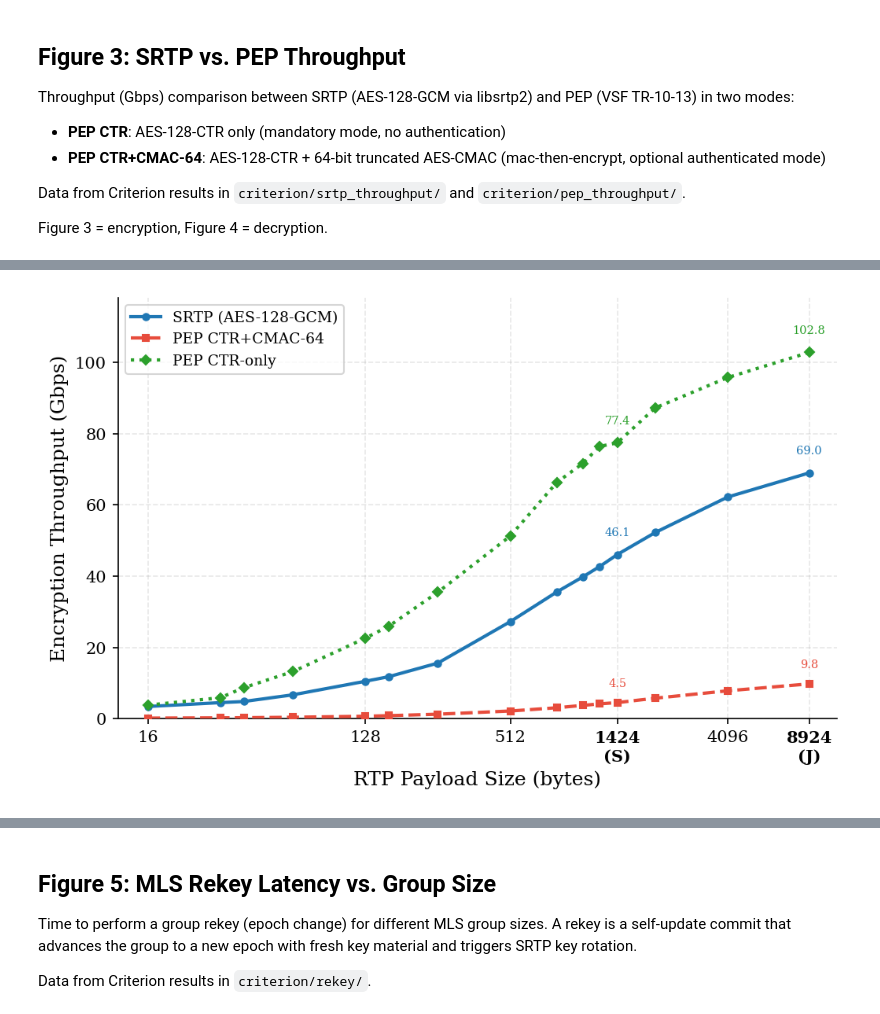
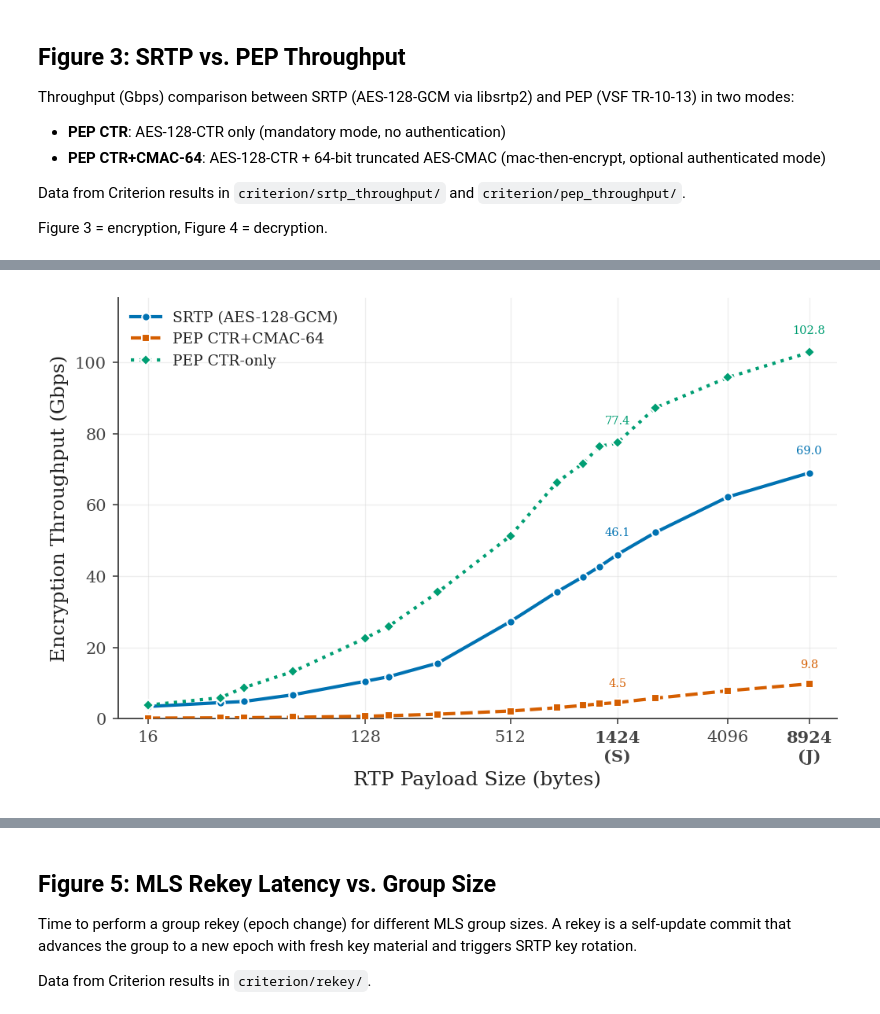
Before and after one commit to spring-epfl/SafeCast, a Jupyter notebook: figures_from_benches.ipynb, the cells around one changed output, grey strips where cells are left out. Cells and saved outputs as stored; diff of their text form; code cells hidden in the pictures.

```diff
--- a/figures_from_benches.ipynb
+++ b/figures_from_benches.ipynb
@@ -242,10 +254,10 @@ unprotect_throughput_gbps = np.array([r['throughput_gbps'] for r in unprotect_re
 fig, ax = plt.subplots(figsize=(7, 4.5))
 
 # --- SRTP throughput curves ---
-ax.plot(payload_sizes, throughput_gbps, 'o-', color='#1f77b4', linewidth=2,
-        markersize=4, zorder=5, label='encryption')
-ax.plot(unprotect_payload_sizes, unprotect_throughput_gbps, 's--', color='#e74c3c',
-        linewidth=2, markersize=4, zorder=5, label='decryption')
+ax.plot(payload_sizes, throughput_gbps, 'o-', color='#0072B2', linewidth=2,
+        markersize=5, zorder=5, label='encryption')
+ax.plot(unprotect_payload_sizes, unprotect_throughput_gbps, 's--', color='#D55E00',
+        linewidth=2, markersize=5, zorder=5, label='decryption')
 
 # --- Value labels at the two MTU sizes ---
 # encrypt above, decrypt below, consistent 8pt offset, colors match lines
@@ -254,11 +266,11 @@ for sz in [1424, 8924]:
     tp_enc = results[sz]['throughput_gbps']
     ax.annotate(f'{tp_enc:.1f}', (sz, tp_enc),
                 textcoords='offset points', xytext=(-2, pt_off - 2),
-                fontsize=7, ha='center', va='bottom', color='#1f77b4')
+                fontsize=7, ha='center', va='bottom', color='#0072B2')
     tp_dec = unprotect_results[sz]['throughput_gbps']
     ax.annotate(f'{tp_dec:.1f}', (sz, tp_dec),
                 textcoords='offset points', xytext=(+2, -pt_off),
-                fontsize=7, ha='center', va='top', color='#e74c3c')
+                fontsize=7, ha='center', va='top', color='#D55E00')
 
 # --- Video bitrate reference lines ---
 y_max = 80
@@ -323,10 +335,10 @@ unprotect_ns = np.array([unprotect_results[sz]['mean_ns'] for sz in common_sizes
 
 fig, ax = plt.subplots(figsize=(7, 4.5))
 
-ax.plot(lat_sizes, protect_ns, 'o-', color='#1f77b4', linewidth=2,
-        markersize=4, zorder=5, label='encryption')
-ax.plot(lat_sizes, unprotect_ns, 's--', color='#e74c3c', linewidth=2,
-        markersize=4, zorder=5, label='decryption')
+ax.plot(lat_sizes, protect_ns, 'o-', color='#0072B2', linewidth=2,
+        markersize=5, zorder=5, label='encryption')
+ax.plot(lat_sizes, unprotect_ns, 's--', color='#D55E00', linewidth=2,
+        markersize=5, zorder=5, label='decryption')
 
 # --- Value labels at the two MTU sizes ---
 pt_off = 10
@@ -335,11 +347,11 @@ for sz in [1424, 8924]:
     ns_enc = results[sz]['mean_ns']
     ax.annotate(f'{ns_enc:.0f}', (sz, ns_enc),
                 textcoords='offset points', xytext=(jumbo * 8, -pt_off - 7),
-                fontsize=7, ha='center', va='bottom', color='#1f77b4')
+                fontsize=7, ha='center', va='bottom', color='#0072B2')
     ns_dec = unprotect_results[sz]['mean_ns']
     ax.annotate(f'{ns_dec:.0f}', (sz, ns_dec),
                 textcoords='offset points', xytext=(jumbo * 8, pt_off + 5),
-                fontsize=7, ha='center', va='top', color='#e74c3c')
+                fontsize=7, ha='center', va='top', color='#D55E00')
 
 # --- Axis formatting ---
 ax.set_xscale('log', base=2)
@@ -529,12 +541,12 @@ pep_cmac_enc_tp = np.array([pep_cmac_enc[sz]['throughput_gbps'] for sz in common
 
 fig, ax = plt.subplots(figsize=(7, 4.5))
 
-ax.plot(sizes, srtp_enc_tp, 'o-', color='#1f77b4', linewidth=2,
-        markersize=4, zorder=5, label='SRTP (AES-128-GCM)')
-ax.plot(sizes, pep_cmac_enc_tp, 's--', color='#e74c3c', linewidth=2,
-        markersize=4, zorder=5, label='PEP CTR+CMAC-64')
-ax.plot(sizes, pep_ctr_enc_tp, 'D:', color='#2ca02c', linewidth=2,
-        markersize=4, zorder=5, label='PEP CTR-only')
+ax.plot(sizes, srtp_enc_tp, 'o-', color='#0072B2', linewidth=2,
+        markersize=5, zorder=5, label='SRTP (AES-128-GCM)')
+ax.plot(sizes, pep_cmac_enc_tp, 's--', color='#D55E00', linewidth=2,
+        markersize=5, zorder=5, label='PEP CTR+CMAC-64')
+ax.plot(sizes, pep_ctr_enc_tp, 'D:', color='#009E73', linewidth=2,
+        markersize=5, zorder=5, label='PEP CTR-only')
 
 # --- Value labels at the two MTU sizes ---
 pt_off = 10
@@ -542,42 +554,42 @@ for sz in [1424, 8924]:
     tp = results[sz]['throughput_gbps']
     ax.annotate(f'{tp:.1f}', (sz, tp),
                 textcoords='offset points', xytext=(0, pt_off),
-                fontsize=7, ha='center', va='bottom', color='#1f77b4')
+                fontsize=7, ha='center', va='bottom', color='#0072B2')
     tp = pep_cmac_enc[sz]['throughput_gbps']
     ax.annotate(f'{tp:.1f}', (sz, tp),
                 textcoords='offset points', xytext=(0, pt_off + 5),
-                fontsize=7, ha='center', va='top', color='#e74c3c')
+                fontsize=7, ha='center', va='top', color='#D55E00')
     tp = pep_ctr_enc[sz]['throughput_gbps']
     ax.annotate(f'{tp:.1f}', (sz, tp),
                 textcoords='offset points', xytext=(0, pt_off),
-                fontsize=7, ha='center', va='bottom', color='#2ca02c')
+                fontsize=7, ha='center', va='bottom', color='#009E73')
 
 # --- Axis formatting ---
 ax.set_xscale('log', base=2)
 ax.set_xlabel('RTP Payload Size (bytes)')
 ax.set_ylabel('Encryption Throughput (Gbps)')
 
 xtick_sizes = [16, 128, 512, 1424, 4096, 8924]
 xtick_labels = ['16', '128', '512', '1424\n(S)', '4096', '8924\n(J)']
 ax.set_xticks(xtick_sizes)
 ax.set_xticklabels(xtick_labels, rotation=0, ha='center')
 ax.xaxis.set_minor_formatter(ticker.NullFormatter())
 
 for lbl in ax.xaxis.get_ticklabels():
     if '(S)' in lbl.get_text() or '(J)' in lbl.get_text():
         lbl.set_fontweight('bold')
 
 y_max = max(max(srtp_enc_tp), max(pep_ctr_enc_tp), max(pep_cmac_enc_tp)) * 1.15
 ax.set_ylim(0, y_max)
 ax.set_xlim(12, sizes[-1] * 1.3)
 ax.legend(loc='upper left')
 
 plt.tight_layout()
 plt.savefig(FIGURES_DIR / 'fig3_srtp_vs_pep_encrypt.pdf')
 plt.savefig(FIGURES_DIR / 'fig3_srtp_vs_pep_encrypt.png')
 plt.show()
 # %% [output]
-[figure, old version]
+[figure, new version]
 # %%
 # --- Figure 4: SRTP vs PEP decryption throughput ---
 
```
Also changed, not shown: parts of 19 cells of this notebook.
